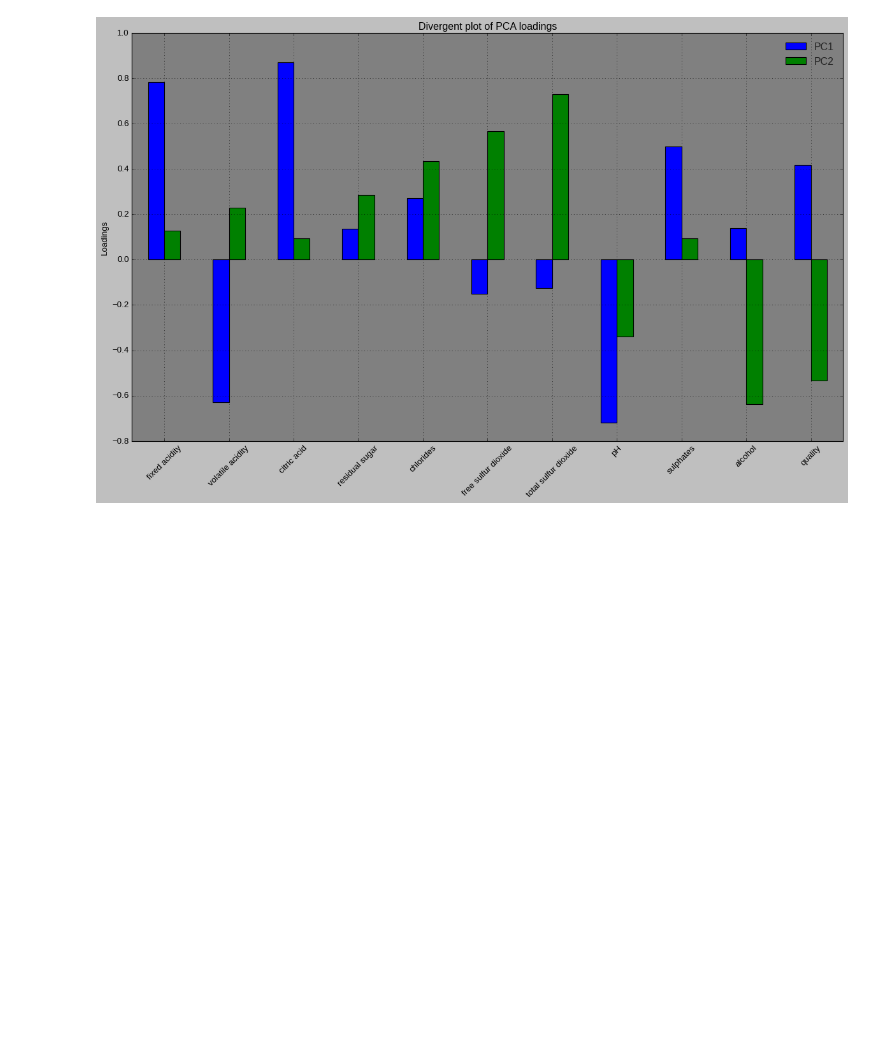
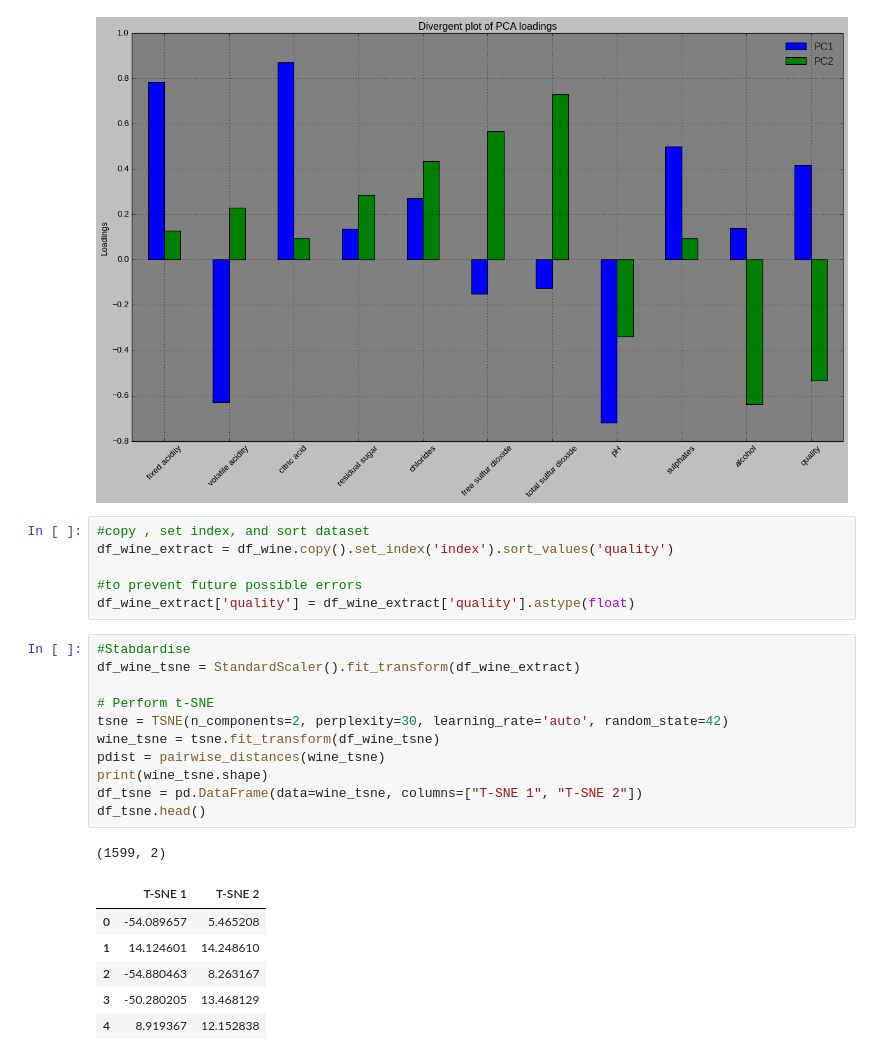
Before and after one commit to ASTRONOE/Common_Data_Analysis, a Jupyter notebook: Project1.ipynb, the cells around one changed output. Cells and saved outputs as stored; diff of their text form; blank space fills up the shorter version.

```diff
--- a/Project1.ipynb
+++ b/Project1.ipynb
@@ -439,3 +442,28 @@ plt.title("Divergent plot of PCA loadings")
 plt.show()
 # %% [output]
 [figure]
+# %%
+#copy , set index, and sort dataset
+df_wine_extract = df_wine.copy().set_index('index').sort_values('quality')
+
+#to prevent future possible errors
+df_wine_extract['quality'] = df_wine_extract['quality'].astype(float)
+# %%
+#Stabdardise
+df_wine_tsne = StandardScaler().fit_transform(df_wine_extract)
+
+# Perform t-SNE
+tsne = TSNE(n_components=2, perplexity=30, learning_rate='auto', random_state=42)
+wine_tsne = tsne.fit_transform(df_wine_tsne)
+pdist = pairwise_distances(wine_tsne)
+print(wine_tsne.shape)
+df_tsne = pd.DataFrame(data=wine_tsne, columns=["T-SNE 1", "T-SNE 2"])
+df_tsne.head()
+# %% [output]
+(1599, 2)
+|  | T-SNE 1 | T-SNE 2 |
+| 0 | -54.089657 | 5.465208 |
+| 1 | 14.124601 | 14.248610 |
+| 2 | -54.880463 | 8.263167 |
+| 3 | -50.280205 | 13.468129 |
+| 4 | 8.919367 | 12.152838 |
```
Also changed, not shown: parts of 17 cells of this notebook.
